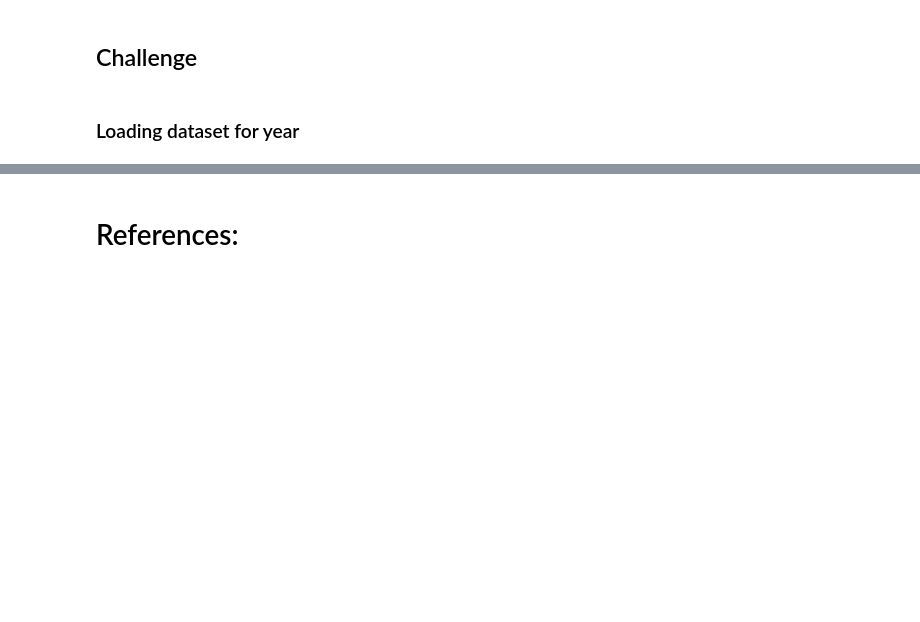
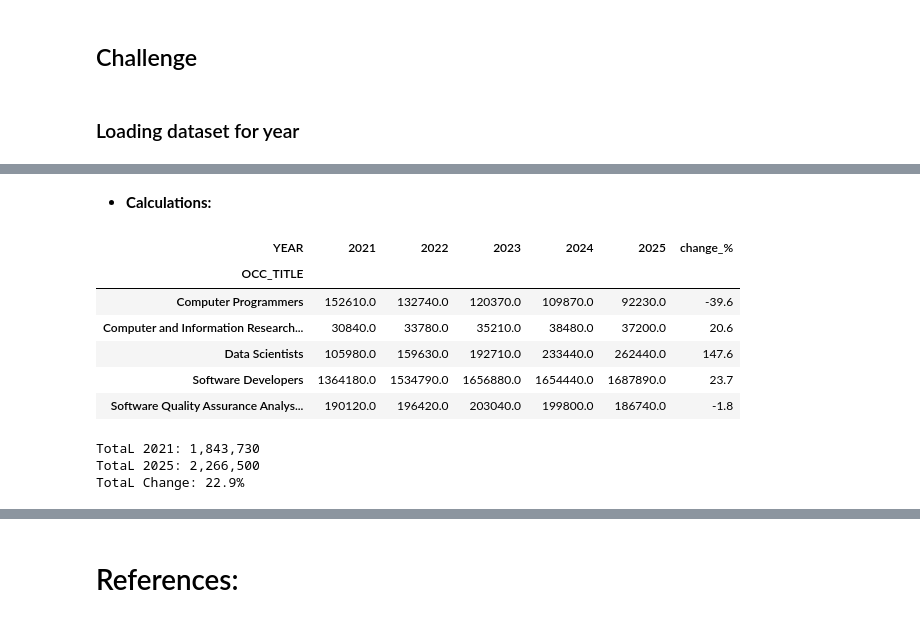
Before and after one commit to BarbSouza/data-visualisation, a Jupyter notebook: data-visualisation.ipynb, the cells around one changed output, grey strips where cells are left out. Cells and saved outputs as stored; diff of their text form; code cells hidden in the pictures; blank space fills up the shorter version.

```diff
--- a/data-visualisation.ipynb
+++ b/data-visualisation.ipynb
@@ -542,0 +570,16 @@ national_fields_2021["YEAR"] = 2021
+# %%
+# 1. Read the file
+dataset_2024 =  pd.read_excel("all_data_M_2024.xlsx")
+
+# 2. Copy and clean
+clean_2024 = dataset_2024.copy()
+
+for col in ["A_MEDIAN", "TOT_EMP", "A_MEAN", "A_PCT10", "A_PCT25", "A_PCT75", "A_PCT90"]:
+    clean_2024[col] = clean_2024[col].replace("#", 239200)
+    clean_2024[col] = pd.to_numeric(clean_2024[col], errors="coerce")
+
+# 3. National table
+national_2024=clean_2024.loc[(clean_2024['AREA_TYPE'] == 1) & (clean_2024["I_GROUP"] == "cross-industry") & (clean_2024["O_GROUP"] == "detailed") & (clean_2024["OCC_CODE"].str.startswith("15-"))]
+
+national_fields_2024 = national_2024[national_2024["OCC_TITLE"].isin(fields)].copy()
+national_fields_2024["YEAR"] = 2024
@@ -542,0 +634,25 @@ national_fields_2021["YEAR"] = 2021
+# %% [markdown]
+- **Calculations:**
+# %%
+trend_grid = trend.pivot(index = "OCC_TITLE", columns = "YEAR", values = "TOT_EMP")
+trend_grid["change_%"] = ((trend_grid[2025] / trend_grid[2021] - 1) * 100).round(1)
+trend_grid
+# %% [output]
+| YEAR | 2021 | 2022 | 2023 | 2024 | 2025 | change_% |
+| OCC_TITLE |  |  |  |  |  |  |
+| Computer Programmers | 152610.0 | 132740.0 | 120370.0 | 109870.0 | 92230.0 | -39.6 |
+| Computer and Information Research... | 30840.0 | 33780.0 | 35210.0 | 38480.0 | 37200.0 | 20.6 |
+| Data Scientists | 105980.0 | 159630.0 | 192710.0 | 233440.0 | 262440.0 | 147.6 |
+| Software Developers | 1364180.0 | 1534790.0 | 1656880.0 | 1654440.0 | 1687890.0 | 23.7 |
+| Software Quality Assurance Analys... | 190120.0 | 196420.0 | 203040.0 | 199800.0 | 186740.0 | -1.8 |
+# %%
+total_2021 = trend_grid[2021].sum()
+total_2025 = trend_grid[2025].sum()
+total_change = (total_2025 / total_2021 - 1) * 100
+print(f"TotaL 2021: {total_2021:,.0f}")
+print(f"TotaL 2025: {total_2025:,.0f}")
+print(f"TotaL Change: {total_change:,.1f}%")
+# %% [output]
+TotaL 2021: 1,843,730
+TotaL 2025: 2,266,500
+TotaL Change: 22.9%
```
Also changed, not shown: parts of 11 cells of this notebook.
